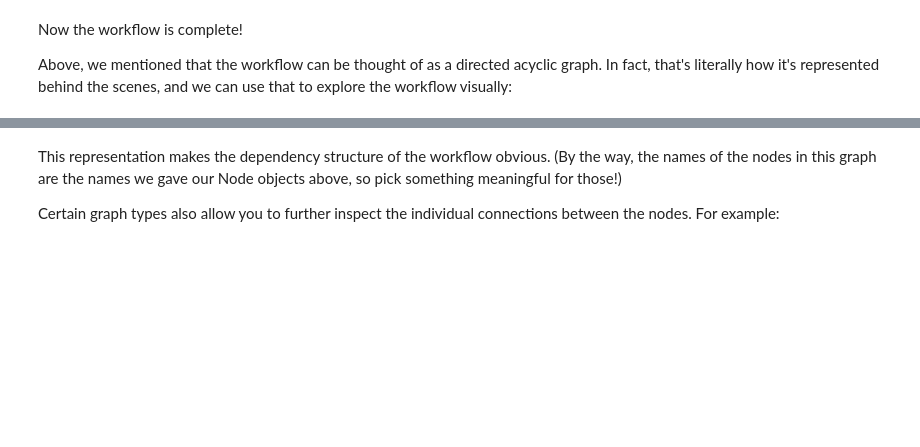
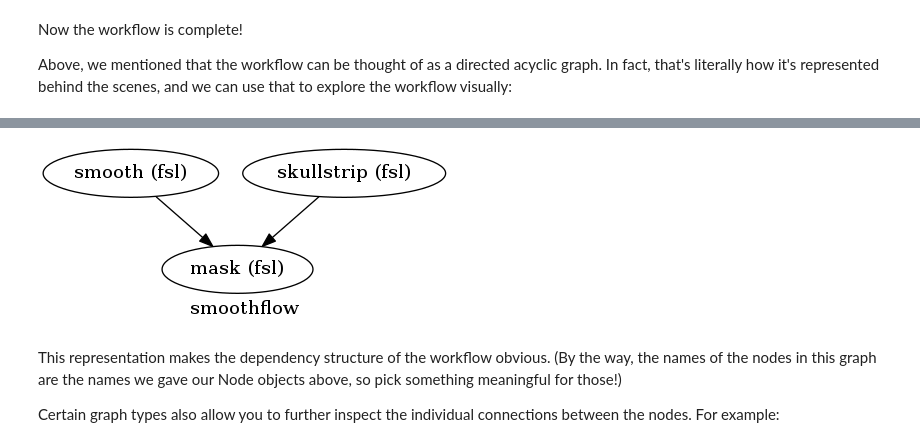
Before and after one commit to siyunb/Mount_Code, a Jupyter notebook: Nipype_tutorial/notebooks/basic_workflow.ipynb, the cells around one changed output, grey strips where cells are left out. Saved outputs shown, nothing was run; the diff lists cells and outputs as text; code cells hidden in the pictures; blank space fills up the shorter version.

```diff
--- a/Nipype_tutorial/notebooks/basic_workflow.ipynb
+++ b/Nipype_tutorial/notebooks/basic_workflow.ipynb
@@ -193,7 +203,7 @@ mask = Node(fsl.ApplyMask(), name="mask")
 This looks mostly similar to what we did above, but we've left out the two crucial inputs to the ApplyMask step. We'll set those up by defining a Workflow object and then making *connections* among the Nodes.
 # %%
 # Initiation of a workflow
-wf = Workflow(name="smoothflow", base_dir="/output/working_dir")
+wf = Workflow(name="smoothflow", base_dir="/home/neuro/Result/Nipype_tutorial/sub-01/working_dir")
 # %% [markdown]
 The Workflow object has a method called ``connect`` that is going to do most of the work here. This routine also checks if inputs and outputs are actually provided by the nodes that are being connected.
 
@@ -227,4 +237,5 @@ Above, we mentioned that the workflow can be thought of as a directed acyclic gr
 # %%
 wf.write_graph("workflow_graph.dot")
 from IPython.display import Image
-Image(filename="/output/working_dir/smoothflow/workflow_graph.png")
+Image(filename="/home/neuro/Result/Nipype_tutorial/sub-01/working_dir/smoothflow/workflow_graph.png")
+# %% [output]
@@ -231,3 +244,4 @@ Image(filename="/output/working_dir/smoothflow/workflow_graph.png")
+[figure, added]
 # %% [markdown]
 This representation makes the dependency structure of the workflow obvious. (By the way, the names of the nodes in this graph are the names we gave our Node objects above, so pick something meaningful for those!)
 
```
Also changed, not shown: parts of 22 cells of this notebook, 1 other file.
